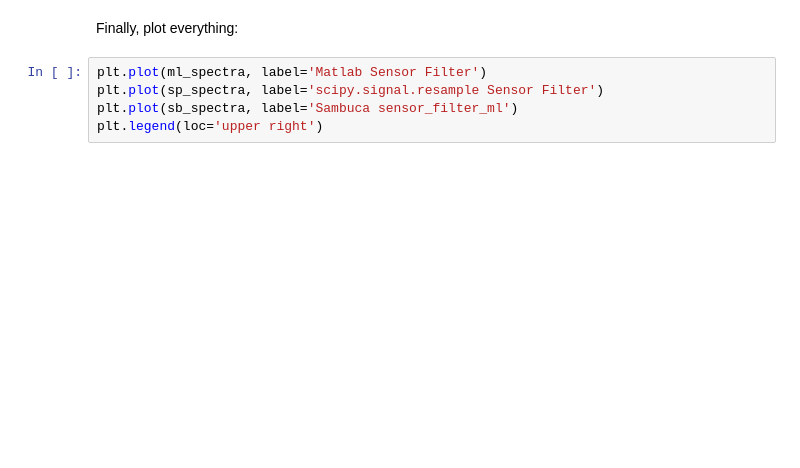
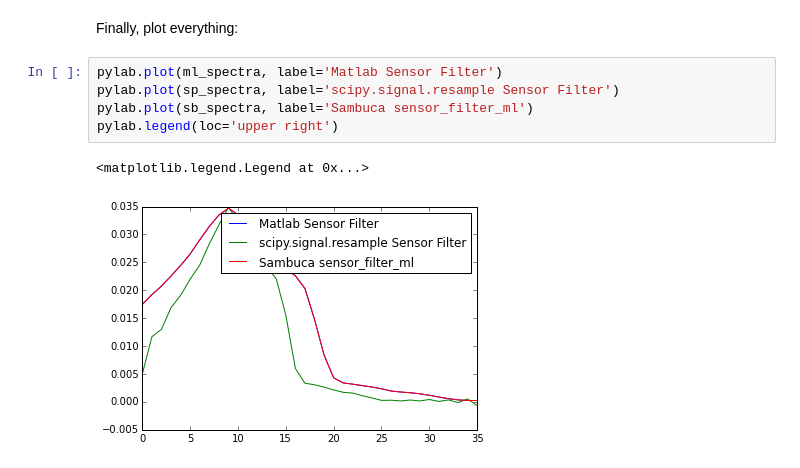
Before and after one commit to obarrilero/sambuca, a Jupyter notebook: reference/notebooks/Sensor Filter Plot.ipynb, the cells around one changed output. Drawn from its saved outputs; the diff is of its cells as text; blank space fills up the shorter version.

Commit message:
Revert "updated notebooks to work with a Sambuca profile" The profile made it harder to set up and use the notebooks, not easier.
This reverts commit 0e04cb07bc795e3bbb731ce6b342096ad734a9f0.

```diff
--- a/reference/notebooks/Sensor Filter Plot.ipynb
+++ b/reference/notebooks/Sensor Filter Plot.ipynb
@@ -41,7 +71,10 @@ np.allclose(ml_spectra, sb_spectra)
 # %% [markdown]
 Finally, plot everything:
 # %%
-plt.plot(ml_spectra, label='Matlab Sensor Filter')
-plt.plot(sp_spectra, label='scipy.signal.resample Sensor Filter')
-plt.plot(sb_spectra, label='Sambuca sensor_filter_ml')
-plt.legend(loc='upper right')
+pylab.plot(ml_spectra, label='Matlab Sensor Filter')
+pylab.plot(sp_spectra, label='scipy.signal.resample Sensor Filter')
+pylab.plot(sb_spectra, label='Sambuca sensor_filter_ml')
+pylab.legend(loc='upper right')
+# %% [output]
+<matplotlib.legend.Legend at 0x...>
+[figure, added]
```
Also changed, not shown: parts of 8 cells of this notebook, 3 other files.
